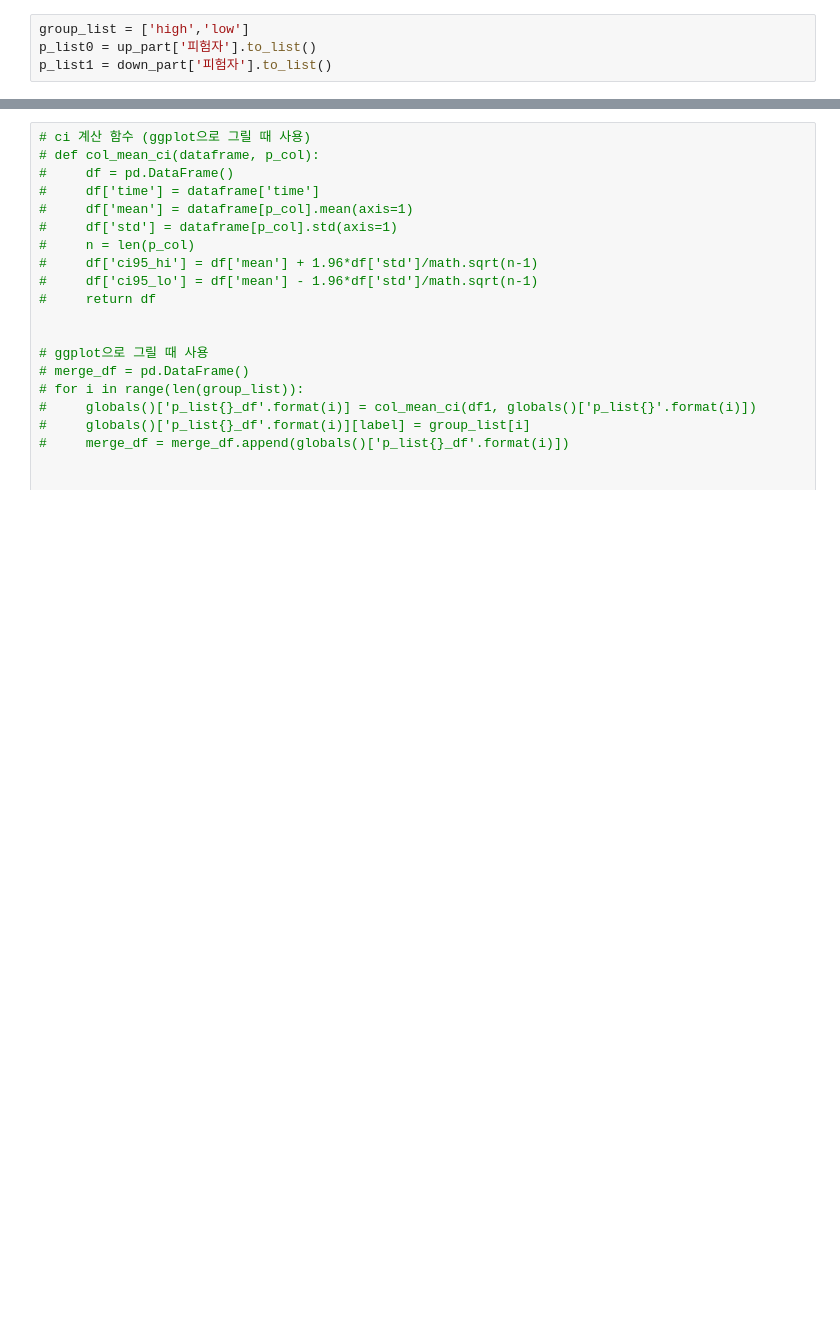
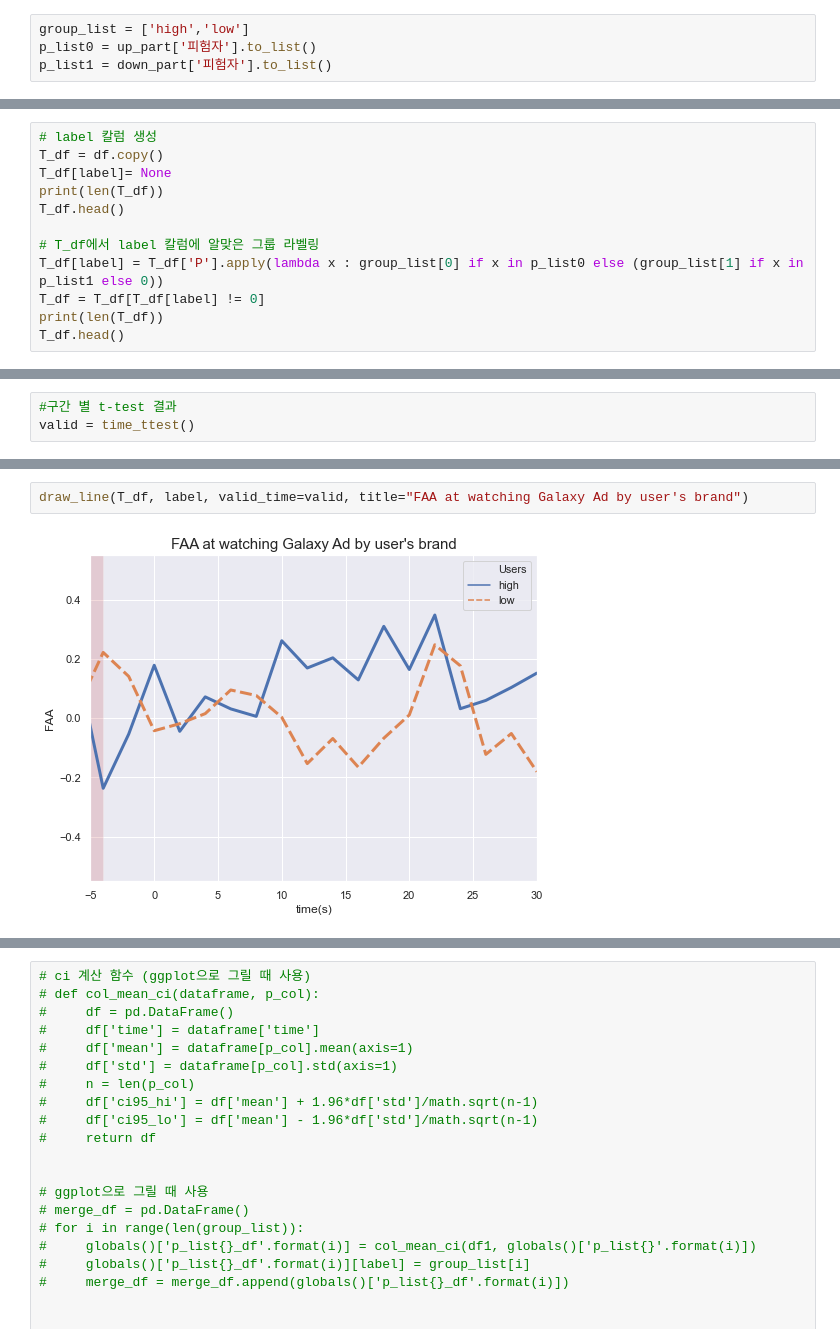
Before and after one commit to BrainNim/BrainScience, a Jupyter notebook: article_graph.ipynb, the cells around one changed output, grey strips where cells are left out. Saved outputs shown, nothing was run; the diff lists cells and outputs as text; blank space fills up the shorter version.

```diff
--- a/article_graph.ipynb
+++ b/article_graph.ipynb
@@ -358,0 +322,12 @@ for i in range(len(df1)):
+# %%
+# label 칼럼 생성
+T_df = df.copy()
+T_df[label]= None
+print(len(T_df))
+T_df.head()
+
+# T_df에서 label 칼럼에 알맞은 그룹 라벨링
+T_df[label] = T_df['P'].apply(lambda x : group_list[0] if x in p_list0 else (group_list[1] if x in p_list1 else 0))
+T_df = T_df[T_df[label] != 0]
+print(len(T_df))
+T_df.head()
@@ -358,0 +343,3 @@ for i in range(len(df1)):
+# %%
+#구간 별 t-test 결과
+valid = time_ttest()
@@ -358,0 +364,4 @@ for i in range(len(df1)):
+# %%
+draw_line(T_df, label, valid_time=valid, title="FAA at watching Galaxy Ad by user's brand")
+# %% [output]
+[figure, added]
```
Also changed, not shown: parts of 14 cells of this notebook.
